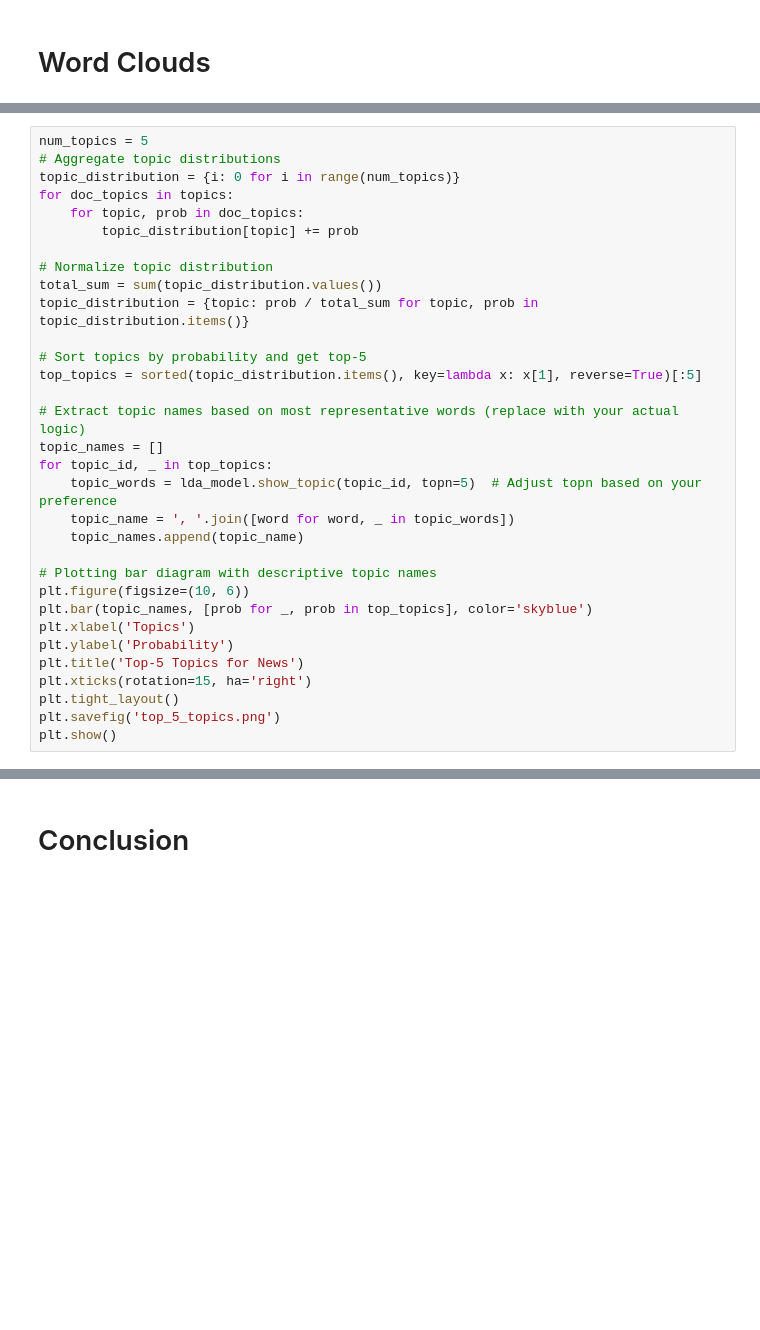
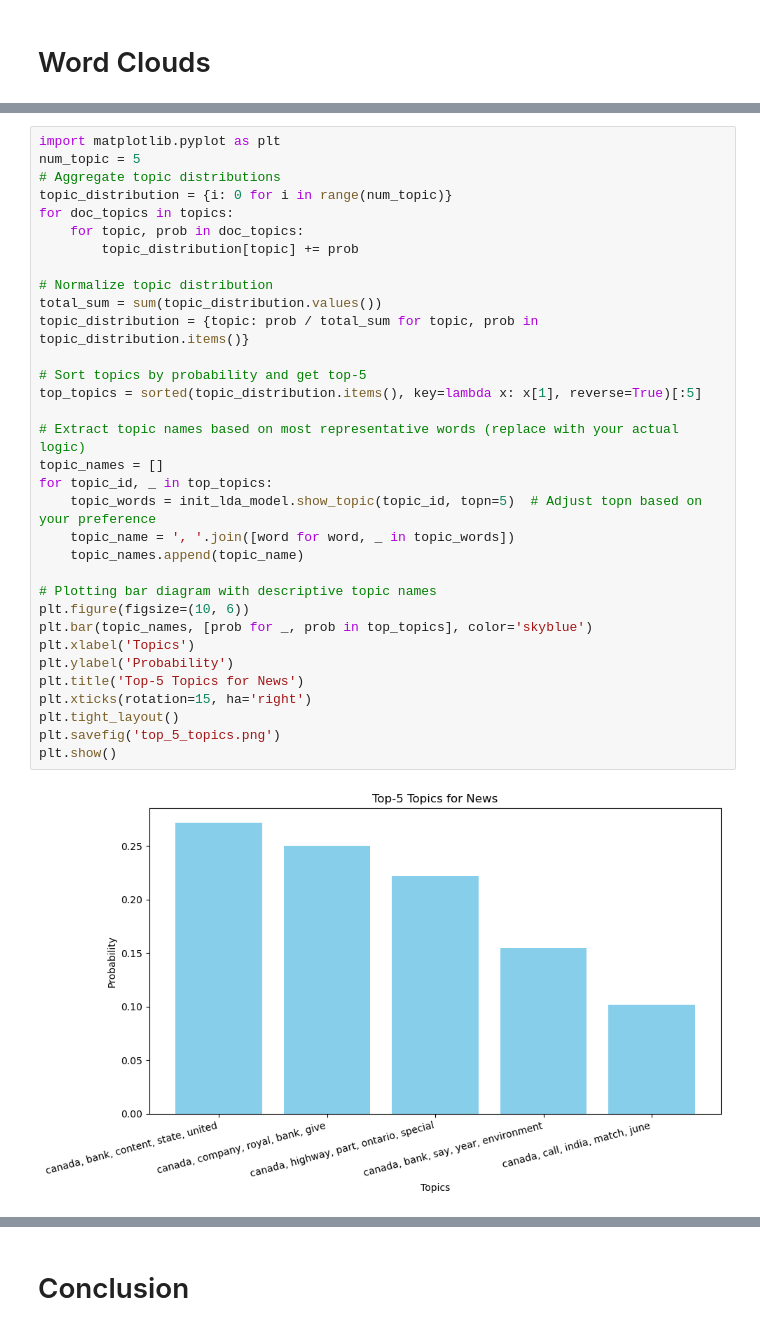
Before and after one commit to umeshkhatiwada13/Semester-3-Lab-Files, a Jupyter notebook: Social-media-analytics/assignment-2/Topic-modelling.ipynb, the cells around one changed output, grey strips where cells are left out. Saved outputs shown, nothing was run; the diff lists cells and outputs as text; blank space fills up the shorter version.

```diff
--- a/Social-media-analytics/assignment-2/Topic-modelling.ipynb
+++ b/Social-media-analytics/assignment-2/Topic-modelling.ipynb
@@ -375,32 +403,35 @@ plt.show()
 # %%
-num_topics = 5
+import matplotlib.pyplot as plt
+num_topic = 5
 # Aggregate topic distributions
-topic_distribution = {i: 0 for i in range(num_topics)}
+topic_distribution = {i: 0 for i in range(num_topic)}
 for doc_topics in topics:
     for topic, prob in doc_topics:
         topic_distribution[topic] += prob
 
 # Normalize topic distribution
 total_sum = sum(topic_distribution.values())
 topic_distribution = {topic: prob / total_sum for topic, prob in topic_distribution.items()}
 
 # Sort topics by probability and get top-5
 top_topics = sorted(topic_distribution.items(), key=lambda x: x[1], reverse=True)[:5]
 
 # Extract topic names based on most representative words (replace with your actual logic)
 topic_names = []
 for topic_id, _ in top_topics:
-    topic_words = lda_model.show_topic(topic_id, topn=5)  # Adjust topn based on your preference
+    topic_words = init_lda_model.show_topic(topic_id, topn=5)  # Adjust topn based on your preference
     topic_name = ', '.join([word for word, _ in topic_words])
     topic_names.append(topic_name)
 
 # Plotting bar diagram with descriptive topic names
 plt.figure(figsize=(10, 6))
 plt.bar(topic_names, [prob for _, prob in top_topics], color='skyblue')
 plt.xlabel('Topics')
 plt.ylabel('Probability')
 plt.title('Top-5 Topics for News')
 plt.xticks(rotation=15, ha='right')
 plt.tight_layout()
 plt.savefig('top_5_topics.png')
 plt.show()
+# %% [output]
+[figure, added]
```
Also changed, not shown: parts of 18 cells of this notebook, 3 other files.
